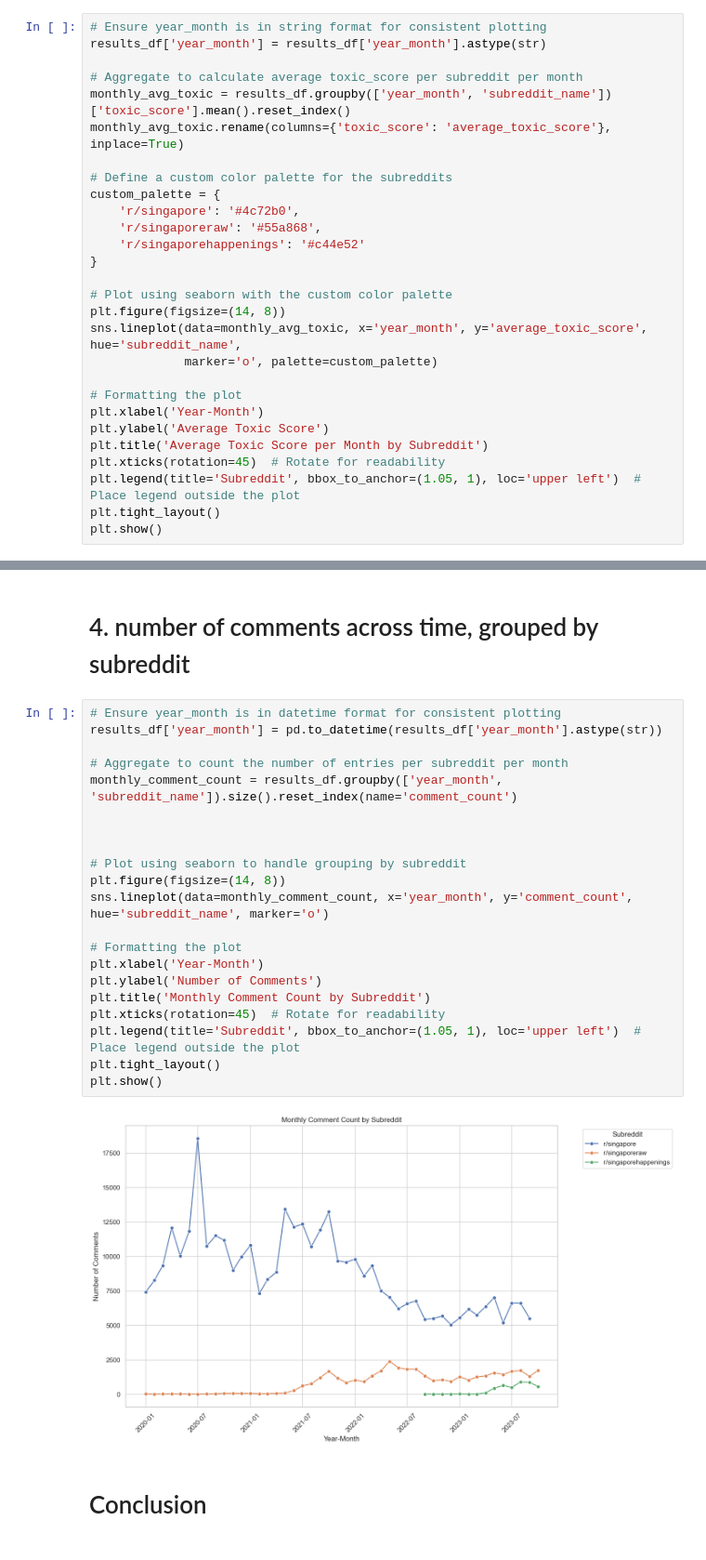
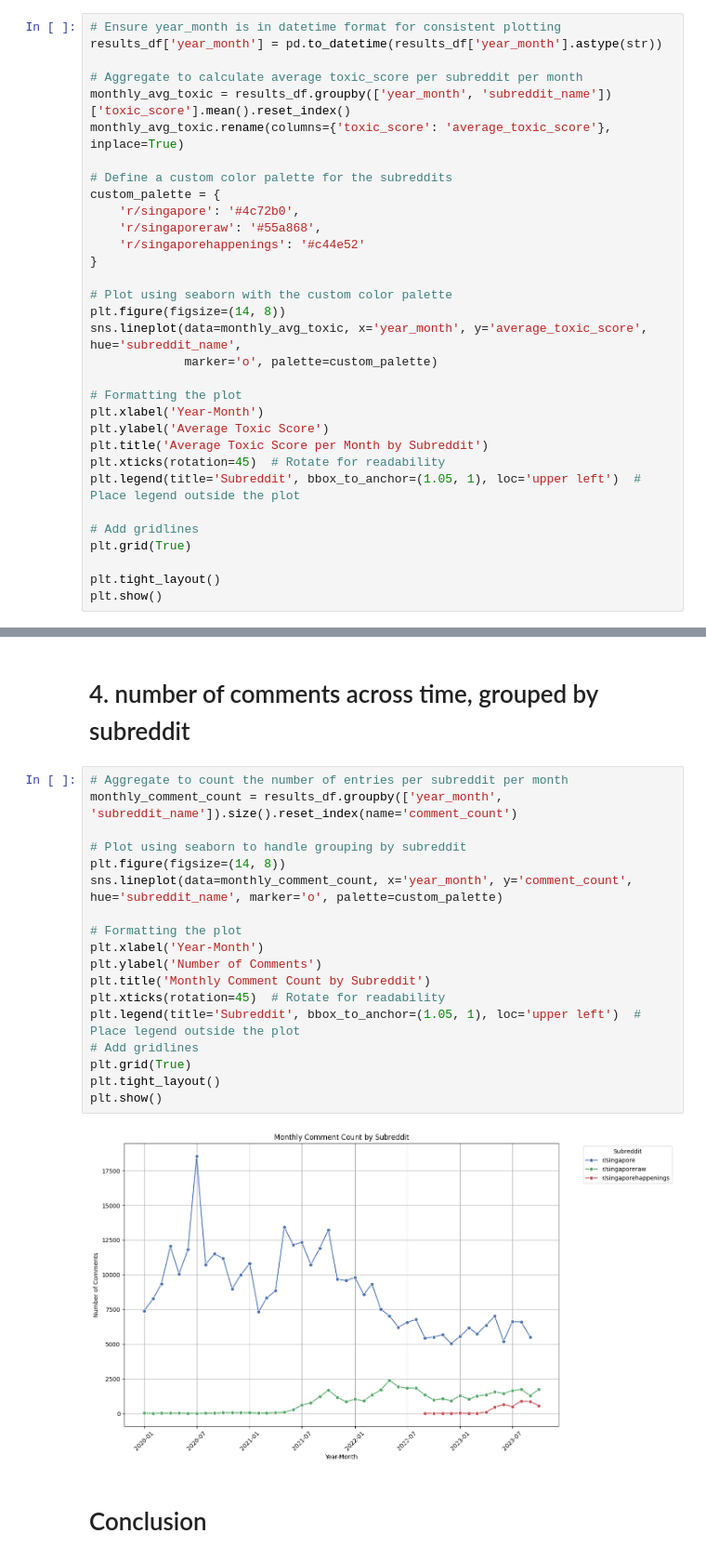
Before and after one commit to rhyden-kx/DSA4264, a Jupyter notebook: eda_2/subreddit.ipynb, the cells around one changed output, grey strips where cells are left out. Shown at 93% size. Saved outputs shown, nothing was run; the diff lists cells and outputs as text.

```diff
--- a/eda_2/subreddit.ipynb
+++ b/eda_2/subreddit.ipynb
@@ -226,8 +226,8 @@ Passing `palette` without assigning `hue` is deprecated and will be removed in v
 # %% [markdown]
 # 2. toxicity across time, grouped by subreddit
 # %%
-# Ensure year_month is in string format for consistent plotting
-results_df['year_month'] = results_df['year_month'].astype(str)
+# Ensure year_month is in datetime format for consistent plotting
+results_df['year_month'] = pd.to_datetime(results_df['year_month'].astype(str))
 
 # Aggregate to calculate average toxic_score per subreddit per month
 monthly_avg_toxic = results_df.groupby(['year_month', 'subreddit_name'])['toxic_score'].mean().reset_index()
@@ -251,6 +251,10 @@ plt.ylabel('Average Toxic Score')
 plt.title('Average Toxic Score per Month by Subreddit')
 plt.xticks(rotation=45)  # Rotate for readability
 plt.legend(title='Subreddit', bbox_to_anchor=(1.05, 1), loc='upper left')  # Place legend outside the plot
+
+# Add gridlines
+plt.grid(True)
+
 plt.tight_layout()
 plt.show()
 # %% [output]
@@ -280,28 +286,25 @@ plt.show()
 # %% [markdown]
 # 4. number of comments across time, grouped by subreddit
 # %%
-# Ensure year_month is in datetime format for consistent plotting
-results_df['year_month'] = pd.to_datetime(results_df['year_month'].astype(str))
-
 # Aggregate to count the number of entries per subreddit per month
 monthly_comment_count = results_df.groupby(['year_month', 'subreddit_name']).size().reset_index(name='comment_count')
 
-
-
 # Plot using seaborn to handle grouping by subreddit
 plt.figure(figsize=(14, 8))
-sns.lineplot(data=monthly_comment_count, x='year_month', y='comment_count', hue='subreddit_name', marker='o')
+sns.lineplot(data=monthly_comment_count, x='year_month', y='comment_count', hue='subreddit_name', marker='o', palette=custom_palette)
 
 # Formatting the plot
 plt.xlabel('Year-Month')
 plt.ylabel('Number of Comments')
 plt.title('Monthly Comment Count by Subreddit')
 plt.xticks(rotation=45)  # Rotate for readability
 plt.legend(title='Subreddit', bbox_to_anchor=(1.05, 1), loc='upper left')  # Place legend outside the plot
+# Add gridlines
+plt.grid(True)
 plt.tight_layout()
 plt.show()
 # %% [output]
-[figure, old version]
+[figure, new version]
 # %% [markdown]
 # Conclusion
 # %% [markdown]
```
Also changed, not shown: parts of 2 cells of this notebook.
